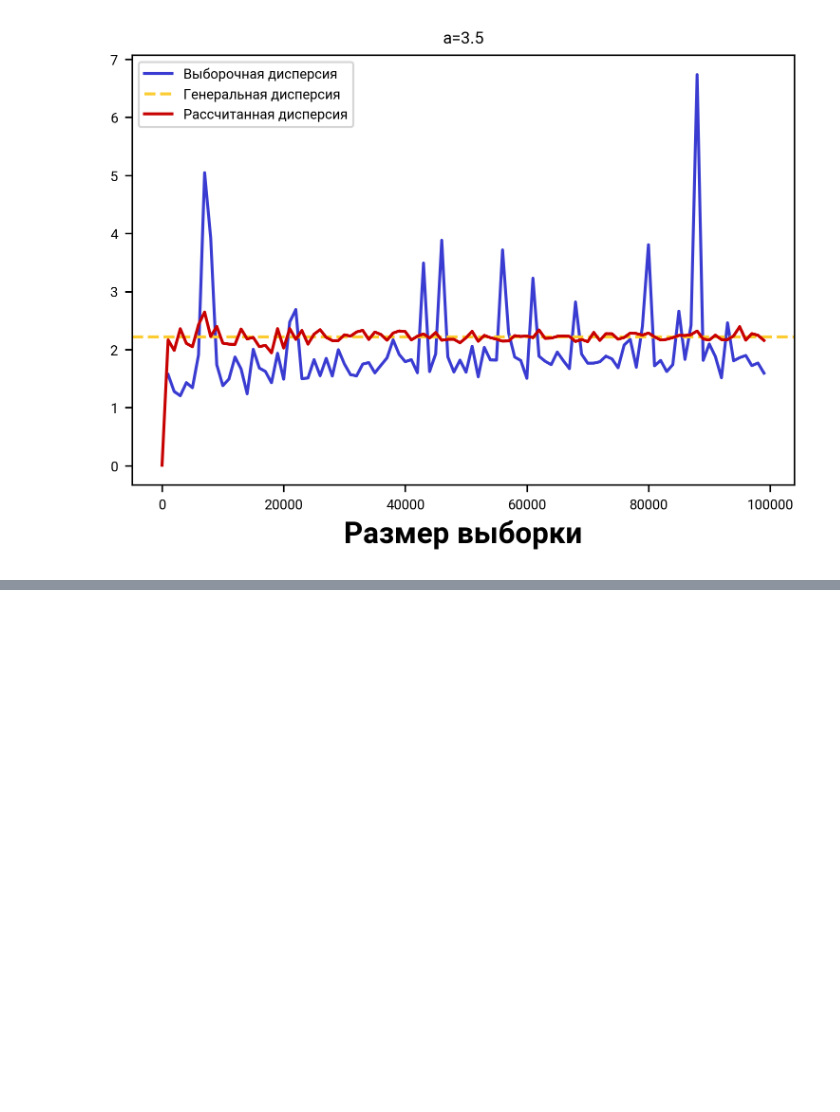
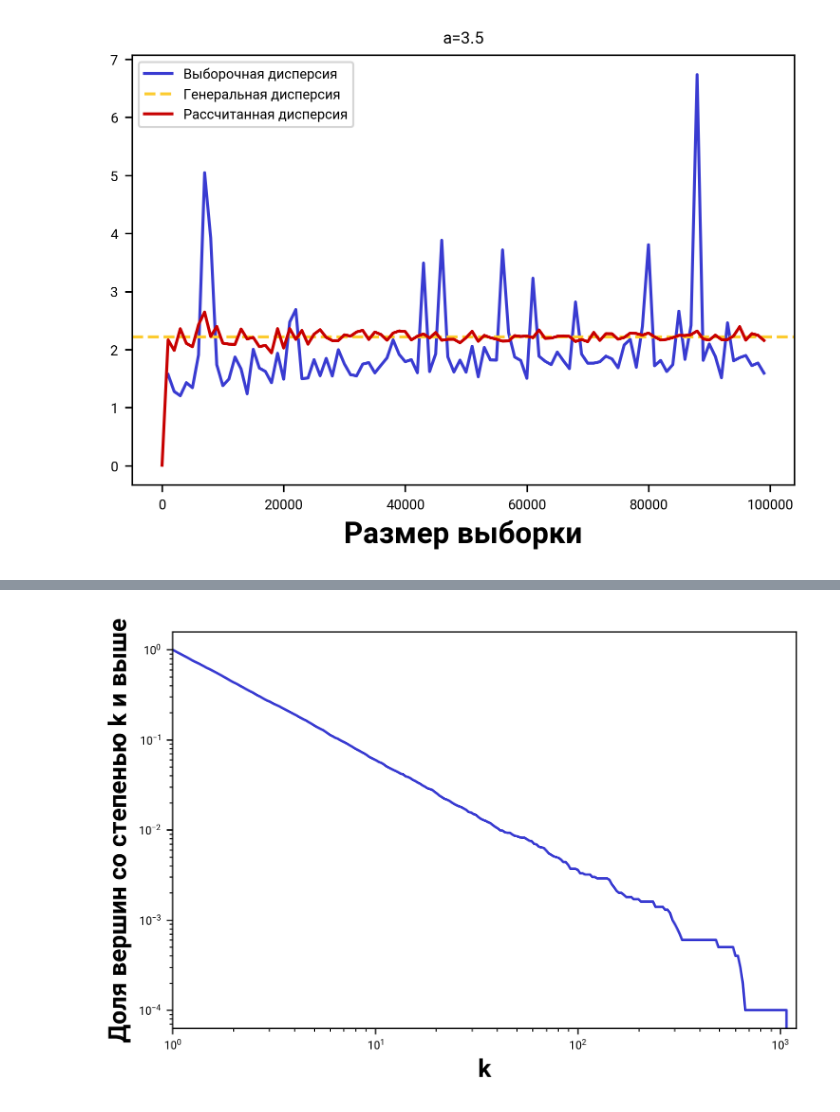
Before and after one commit to VladimirShitov/network_theory_course, a Jupyter notebook: Figures.ipynb, the cells around one changed output, grey strips where cells are left out. Cells and saved outputs as stored; diff of their text form; code cells hidden in the pictures; blank space fills up the shorter version.

```diff
--- a/Figures.ipynb
+++ b/Figures.ipynb
@@ -317,0 +346,14 @@ plt.legend();
+# %%
+x = np.logspace(0, max(observations) + 100, 100000)
+density = np.array([np.mean(observations > x_i) for x_i in x])
+
+plt.plot(x, density, color=BLUE_COLOR)
+plt.yscale("log")
+plt.xscale("log")
+plt.xlim(1, max(observations) + 100)
+plt.xlabel("k")
+plt.ylabel("Доля вершин со степенью k и выше")
+plt.tight_layout()
+plt.savefig("images/hist_3_CCDF.png")
+# %% [output]
+[figure, added]
```
Also changed, not shown: parts of 9 cells of this notebook.
